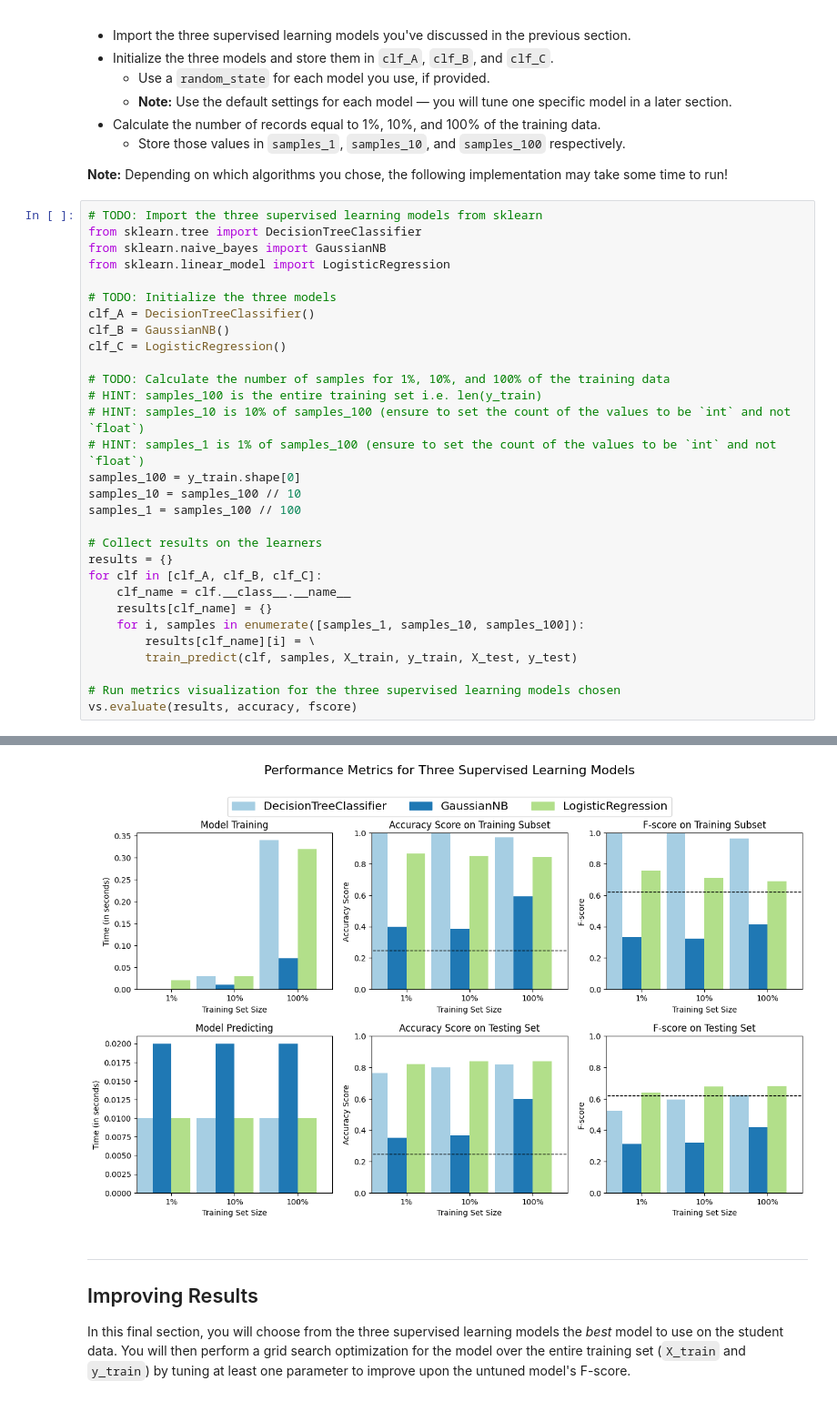
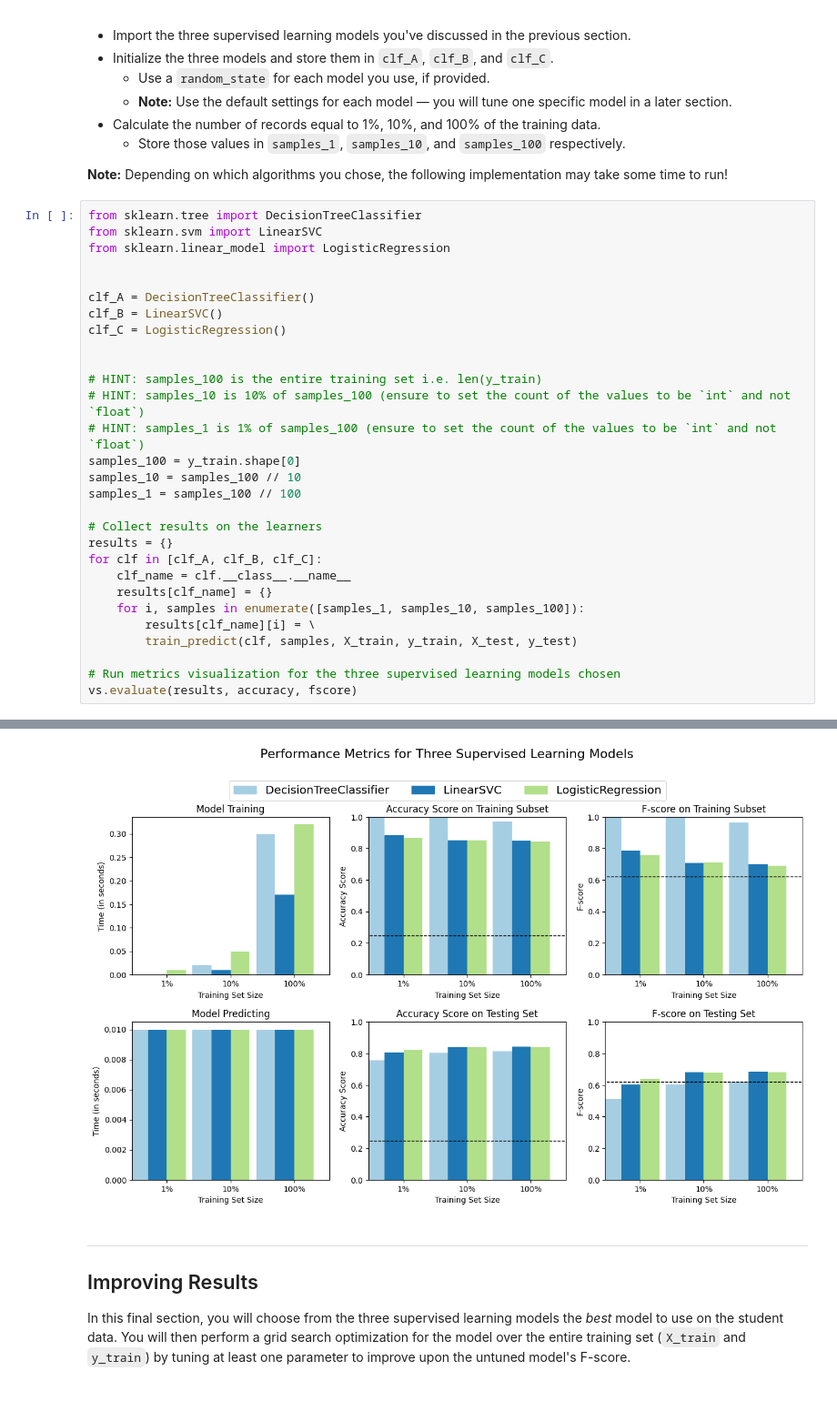
Before and after one commit to birbarino/Python-Projects, a Jupyter notebook: machine-learning/sup-ml-project/finding_donors.ipynb, the cells around one changed output, grey strips where cells are left out. Shown at 91% size. Saved outputs shown, nothing was run; the diff lists cells and outputs as text.

Commit message:
Why did I use GaussianNB?

```diff
--- a/machine-learning/sup-ml-project/finding_donors.ipynb
+++ b/machine-learning/sup-ml-project/finding_donors.ipynb
@@ -417,17 +407,16 @@ In the code cell, you will need to implement the following:
 
 **Note:** Depending on which algorithms you chose, the following implementation may take some time to run!
 # %%
-# TODO: Import the three supervised learning models from sklearn
 from sklearn.tree import DecisionTreeClassifier
-from sklearn.naive_bayes import GaussianNB
+from sklearn.svm import LinearSVC
 from sklearn.linear_model import LogisticRegression
 
-# TODO: Initialize the three models
+
 clf_A = DecisionTreeClassifier()
-clf_B = GaussianNB()
+clf_B = LinearSVC()
 clf_C = LogisticRegression()
 
-# TODO: Calculate the number of samples for 1%, 10%, and 100% of the training data
+
 # HINT: samples_100 is the entire training set i.e. len(y_train)
 # HINT: samples_10 is 10% of samples_100 (ensure to set the count of the values to be `int` and not `float`)
 # HINT: samples_1 is 1% of samples_100 (ensure to set the count of the values to be `int` and not `float`)
@@ -456,7 +445,7 @@ GaussianNB trained on 36177 samples.
 LogisticRegression trained on 361 samples.
 LogisticRegression trained on 3617 samples.
 LogisticRegression trained on 36177 samples.
-[figure, old version]
+[figure, new version]
 # %% [markdown]
 ----
 ## Improving Results
```
Also changed, not shown: parts of 13 cells of this notebook, 5 other files.
